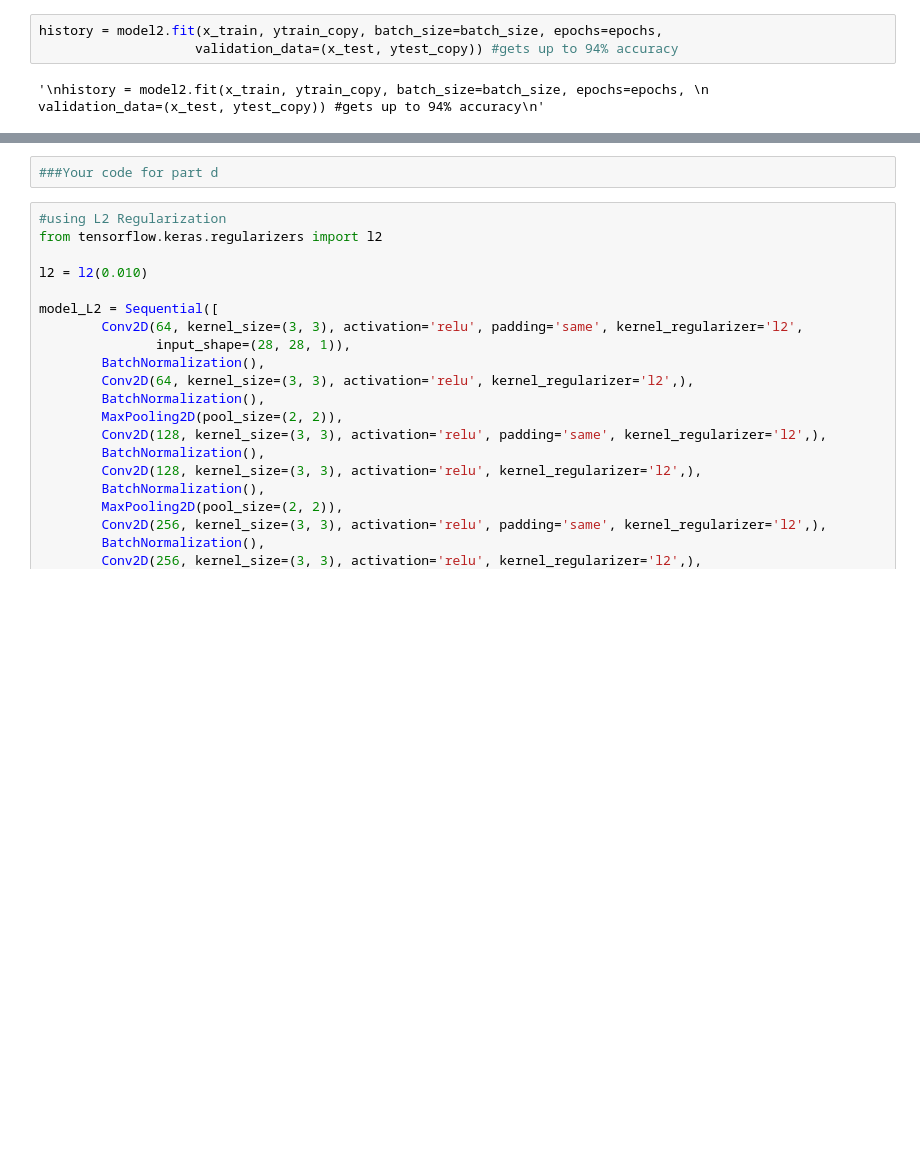
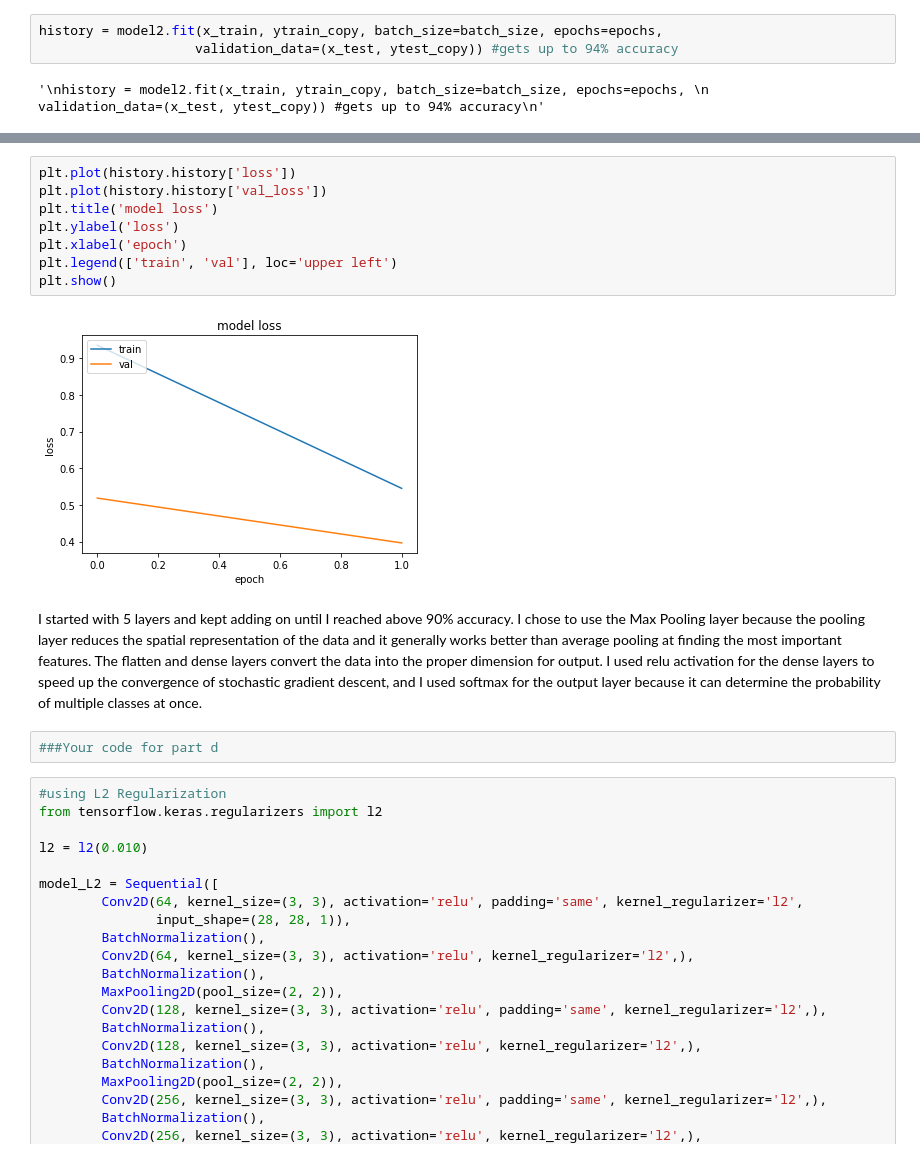
Before and after one commit to nayanika-g/final-exam, a Jupyter notebook: Final exam.ipynb, the cells around one changed output, grey strips where cells are left out. Saved outputs shown, nothing was run; the diff lists cells and outputs as text; blank space fills up the shorter version.

```diff
--- a/Final exam.ipynb
+++ b/Final exam.ipynb
@@ -161,3 +166,15 @@ history = model2.fit(x_train, ytrain_copy, batch_size=batch_size, epochs=epochs,
+# %%
+plt.plot(history.history['loss'])
+plt.plot(history.history['val_loss'])
+plt.title('model loss')
+plt.ylabel('loss')
+plt.xlabel('epoch')
+plt.legend(['train', 'val'], loc='upper left')
+plt.show()
+# %% [output]
+[figure, added]
+# %% [markdown]
+I started with 5 layers and kept adding on until I reached above 90% accuracy. I chose to use the Max Pooling layer because the pooling layer reduces the spatial representation of the data and it generally works better than average pooling at finding the most important features. The flatten and dense layers convert the data into the proper dimension for output. I used relu activation for the dense layers to speed up the convergence of stochastic gradient descent, and I used softmax for the output layer because it can determine the probability of multiple classes at once.
 # %%
 ###Your code for part d
 # %%
```
Also changed, not shown: parts of 28 cells of this notebook.
